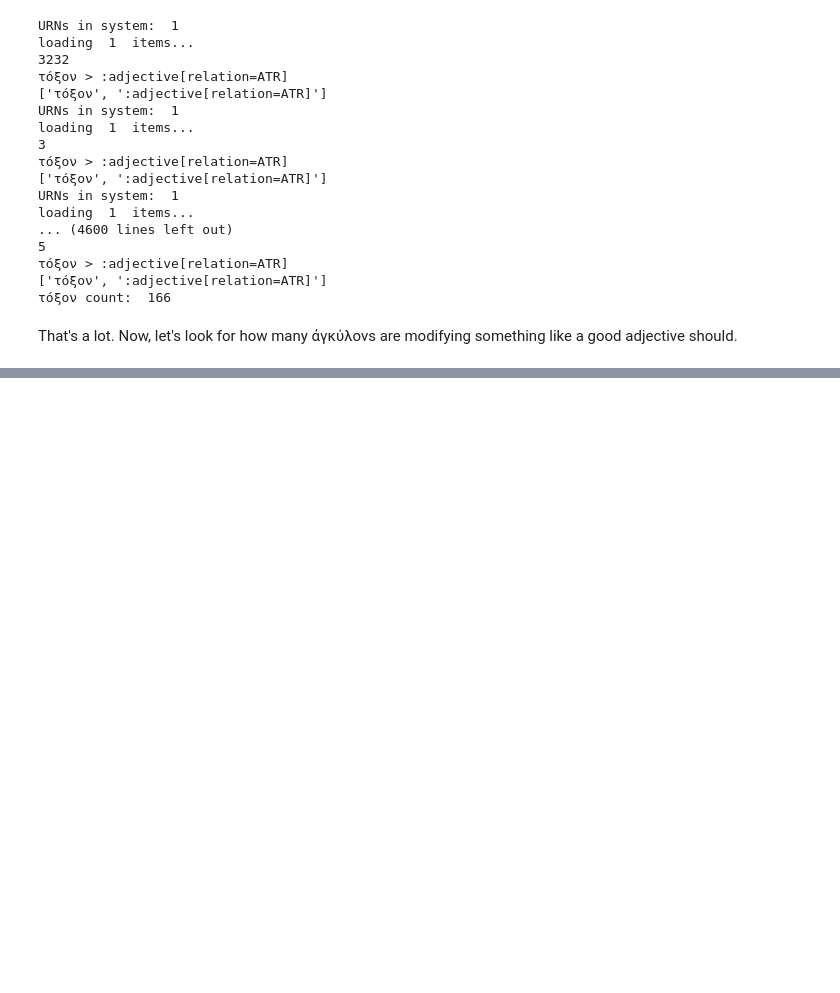
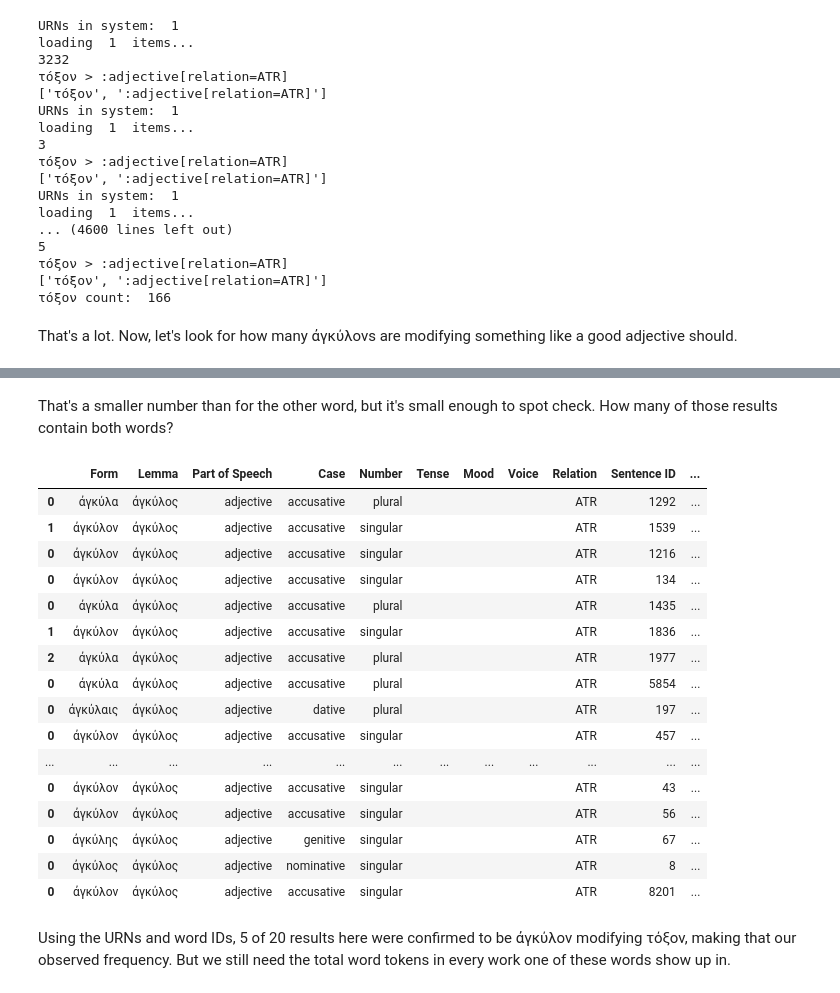
Before and after one commit to lepidopterane-atsmith/tompkinsia, a Jupyter notebook: commentary_env/claim2.ipynb, the cells around one changed output, grey strips where cells are left out. Cells and saved outputs as stored; diff of their text form; code cells hidden in the pictures; blank space fills up the shorter version.

Commit message:
every ἀγκύλov ingredient is present!

```diff
--- a/commentary_env/claim2.ipynb
+++ b/commentary_env/claim2.ipynb
@@ -190,6 +190,6 @@ results = pd.DataFrame({'Form': pd.Series([]), 'Lemma': pd.Series([]), 'Part of
 
 for i in all_urns:
     query_engine = create_engine_from_files(urns=[i])
-    results = pd.concat([results, word_search(query_engine, "τόξον > :adjective[relation=ATR]" )])
+    results = pd.concat([results, word_search(query_engine, "ἀγκύλος[relation=ATR]" )])
 
 print("ἀγκύλον count: ", len(results))
@@ -195,0 +214,24 @@ print("ἀγκύλον count: ", len(results))
+# %% [markdown]
+That's a smaller number than for the other word, but it's small enough to spot check. How many of those results contain both words?
+# %%
+results
+# %% [output]
+|  | Form | Lemma | Part of Speech | Case | Number | Tense | Mood | Voice | Relation | Sentence ID | ... |
+| 0 | ἀγκύλα | ἀγκύλος | adjective | accusative | plural |  |  |  | ATR | 1292 | ... |
+| 1 | ἀγκύλον | ἀγκύλος | adjective | accusative | singular |  |  |  | ATR | 1539 | ... |
+| 0 | ἀγκύλον | ἀγκύλος | adjective | accusative | singular |  |  |  | ATR | 1216 | ... |
+| 0 | ἀγκύλον | ἀγκύλος | adjective | accusative | singular |  |  |  | ATR | 134 | ... |
+| 0 | ἀγκύλα | ἀγκύλος | adjective | accusative | plural |  |  |  | ATR | 1435 | ... |
+| 1 | ἀγκύλον | ἀγκύλος | adjective | accusative | singular |  |  |  | ATR | 1836 | ... |
+| 2 | ἀγκύλα | ἀγκύλος | adjective | accusative | plural |  |  |  | ATR | 1977 | ... |
+| 0 | ἀγκύλα | ἀγκύλος | adjective | accusative | plural |  |  |  | ATR | 5854 | ... |
+| 0 | ἀγκύλαις | ἀγκύλος | adjective | dative | plural |  |  |  | ATR | 197 | ... |
+| 0 | ἀγκύλον | ἀγκύλος | adjective | accusative | singular |  |  |  | ATR | 457 | ... |
+| ... | ... | ... | ... | ... | ... | ... | ... | ... | ... | ... | ... |
+| 0 | ἀγκύλον | ἀγκύλος | adjective | accusative | singular |  |  |  | ATR | 43 | ... |
+| 0 | ἀγκύλον | ἀγκύλος | adjective | accusative | singular |  |  |  | ATR | 56 | ... |
+| 0 | ἀγκύλης | ἀγκύλος | adjective | genitive | singular |  |  |  | ATR | 67 | ... |
+| 0 | ἀγκύλος | ἀγκύλος | adjective | nominative | singular |  |  |  | ATR | 8 | ... |
+| 0 | ἀγκύλον | ἀγκύλος | adjective | accusative | singular |  |  |  | ATR | 8201 | ... |
+# %% [markdown]
+Using the URNs and word IDs, 5 of 20 results here were confirmed to be ἀγκύλον modifying τόξον, making that our observed frequency. But we still need the total word tokens in every work one of these words show up in.
```
Also changed, not shown: parts of 6 cells of this notebook, 2 other files.
